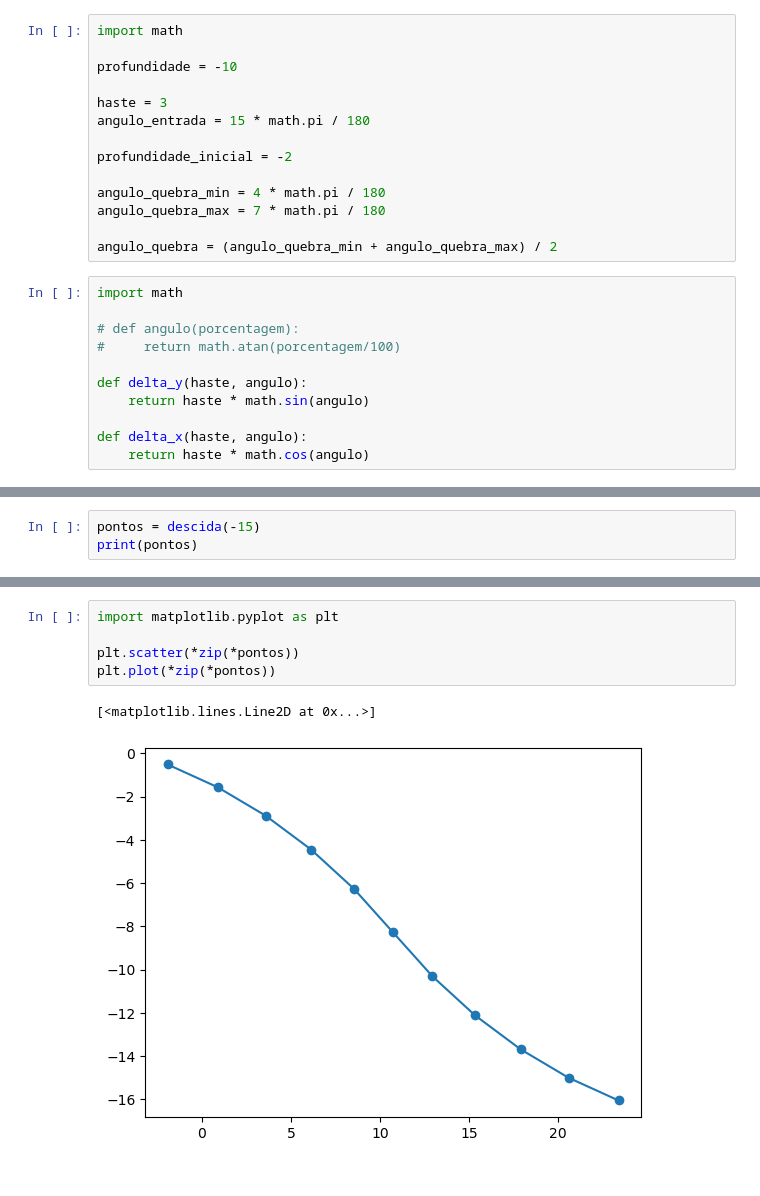
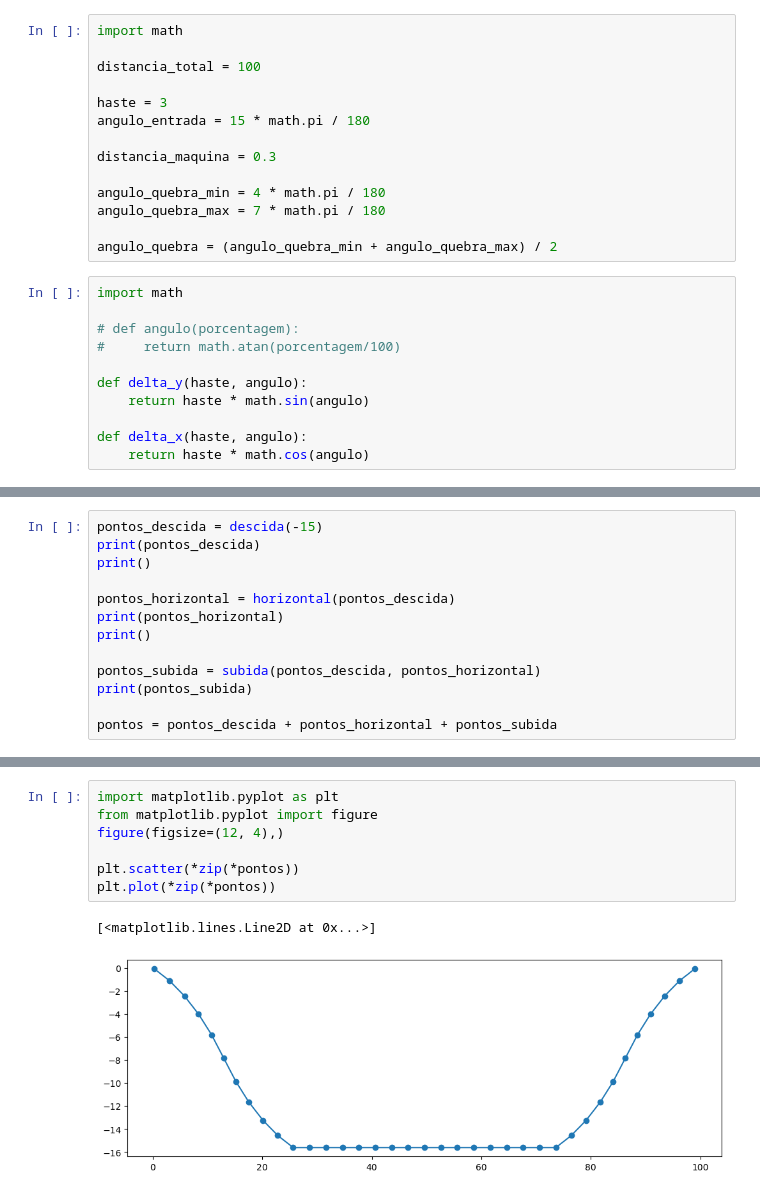
Before and after one commit to dieguim/romtec, a Jupyter notebook: romtec.ipynb, the cells around one changed output, grey strips where cells are left out. Drawn from its saved outputs; the diff is of its cells as text.

```diff
--- a/romtec.ipynb
+++ b/romtec.ipynb
@@ -1,12 +1,12 @@
 # %%
 import math
 
-profundidade = -10
+distancia_total = 100
 
 haste = 3
 angulo_entrada = 15 * math.pi / 180
 
-profundidade_inicial = -2
+distancia_maquina = 0.3
 
 angulo_quebra_min = 4 * math.pi / 180
 angulo_quebra_max = 7 * math.pi / 180
@@ -49,4 +75,14 @@ def descida(profundidade):
 # %%
-pontos = descida(-15)
-print(pontos)
+pontos_descida = descida(-15)
+print(pontos_descida)
+print()
+
+pontos_horizontal = horizontal(pontos_descida)
+print(pontos_horizontal)
+print()
+
+pontos_subida = subida(pontos_descida, pontos_horizontal)
+print(pontos_subida)
+
+pontos = pontos_descida + pontos_horizontal + pontos_subida
 # %% [output]
@@ -54,8 +94,10 @@ print(pontos)
 # %%
 import matplotlib.pyplot as plt
+from matplotlib.pyplot import figure
+figure(figsize=(12, 4),)
 
 plt.scatter(*zip(*pontos))
 plt.plot(*zip(*pontos))
 # %% [output]
 [<matplotlib.lines.Line2D at 0x...>]
-[figure, old version]
+[figure, new version]
```
Also changed, not shown: parts of 5 cells of this notebook.
